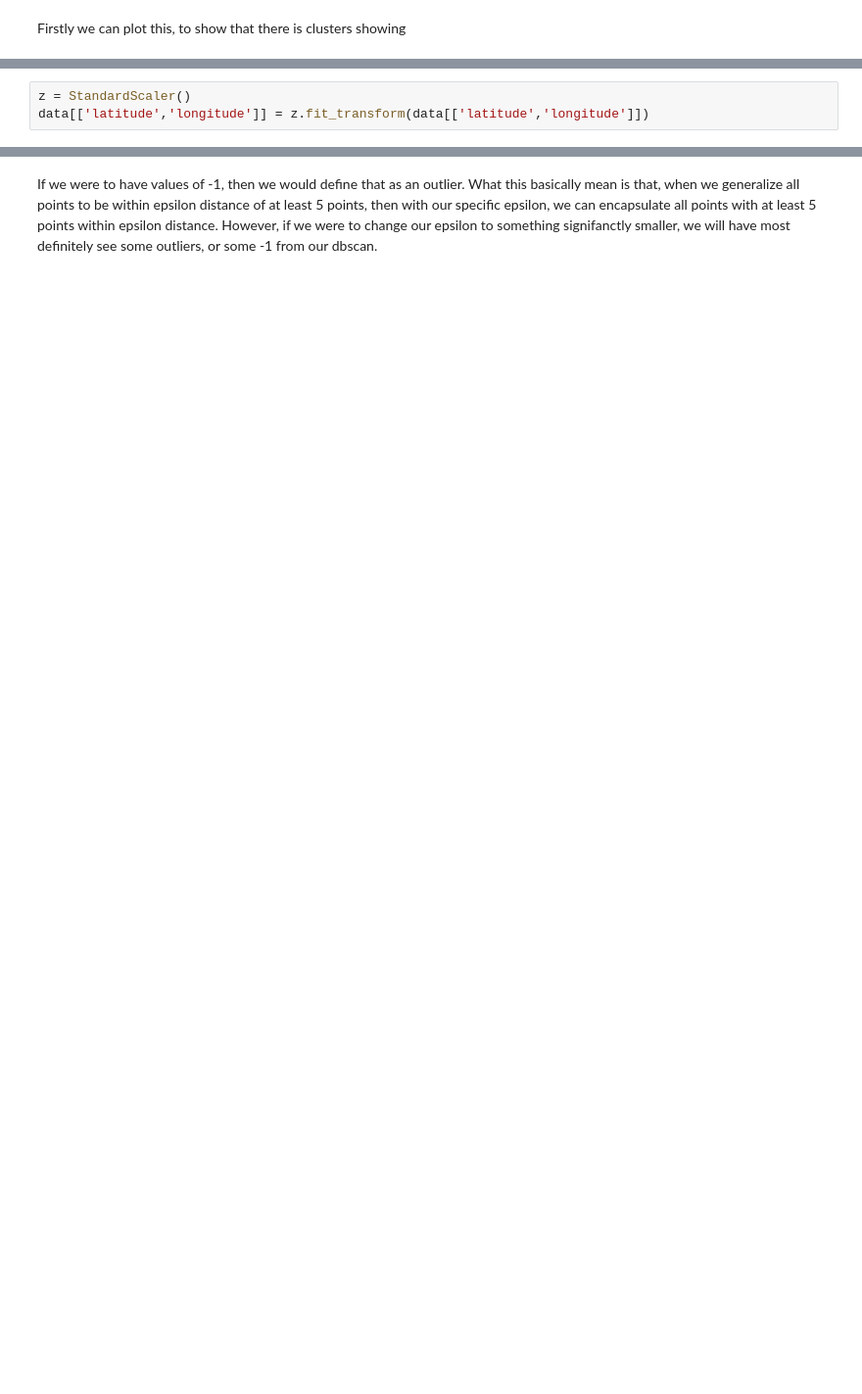
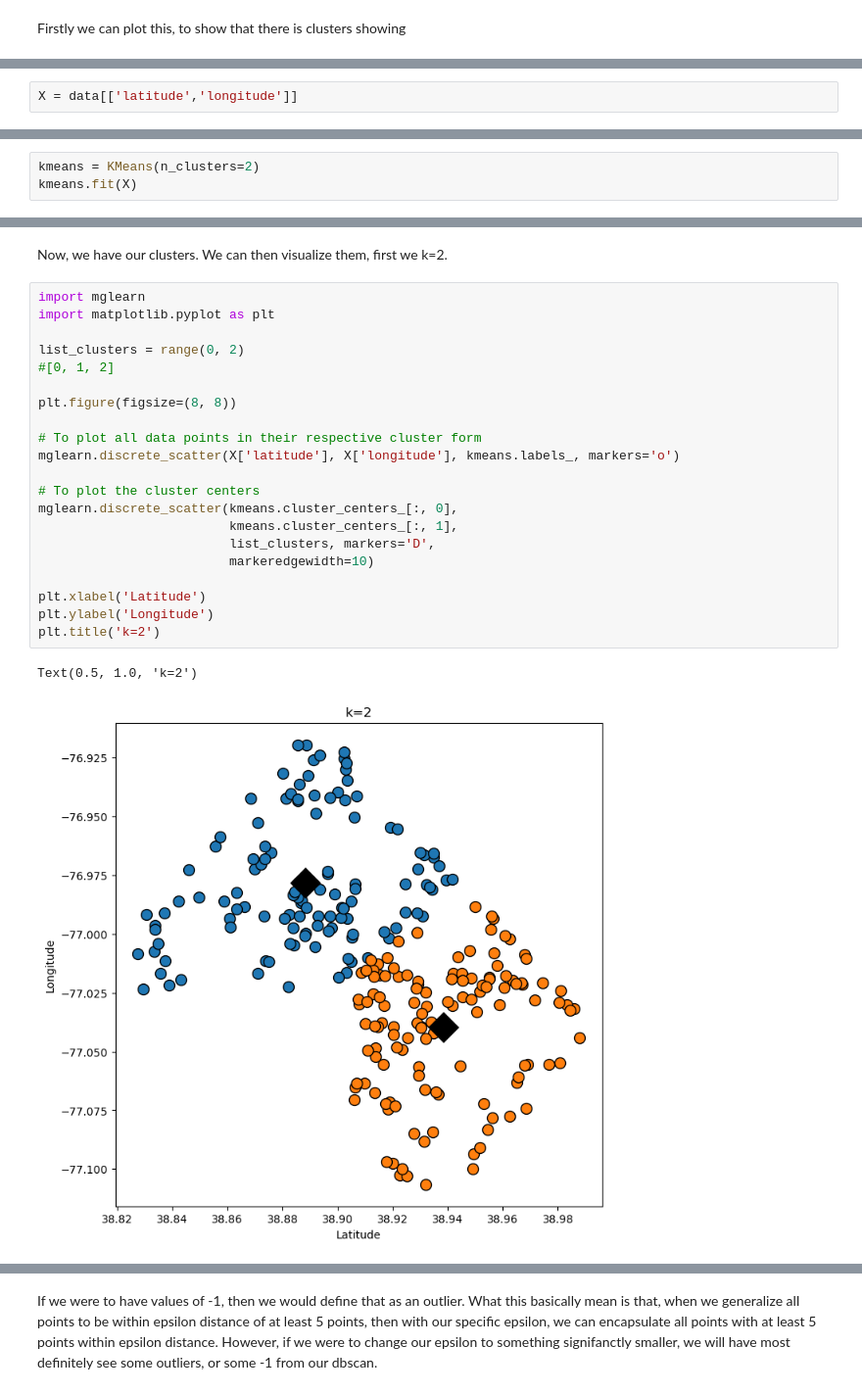
Before and after one commit to RasmuskjaerN/datathings, a Jupyter notebook: Exam_template.ipynb, the cells around one changed output, grey strips where cells are left out. Shown at 98% size. Saved outputs shown, nothing was run; the diff lists cells and outputs as text; blank space fills up the shorter version.

```diff
--- a/Exam_template.ipynb
+++ b/Exam_template.ipynb
@@ -444,3 +559,0 @@ plt.show()
-# %%
-z = StandardScaler()
-data[['latitude','longitude']] = z.fit_transform(data[['latitude','longitude']])
@@ -446,0 +562,2 @@ data[['latitude','longitude']] = z.fit_transform(data[['latitude','longitude']])
+# %%
+X = data[['latitude','longitude']]
@@ -446,0 +566,3 @@ data[['latitude','longitude']] = z.fit_transform(data[['latitude','longitude']])
+# %%
+kmeans = KMeans(n_clusters=2)
+kmeans.fit(X)
@@ -446,0 +571,26 @@ data[['latitude','longitude']] = z.fit_transform(data[['latitude','longitude']])
+# %% [markdown]
+Now, we have our clusters. We can then visualize them, first we k=2.
+# %%
+import mglearn
+import matplotlib.pyplot as plt
+
+list_clusters = range(0, 2)
+#[0, 1, 2]
+
+plt.figure(figsize=(8, 8))
+
+# To plot all data points in their respective cluster form
+mglearn.discrete_scatter(X['latitude'], X['longitude'], kmeans.labels_, markers='o')
+
+# To plot the cluster centers
+mglearn.discrete_scatter(kmeans.cluster_centers_[:, 0],
+                         kmeans.cluster_centers_[:, 1],
+                         list_clusters, markers='D',
+                         markeredgewidth=10)
+
+plt.xlabel('Latitude')
+plt.ylabel('Longitude')
+plt.title('k=2')
+# %% [output]
+Text(0.5, 1.0, 'k=2')
+[figure, added]
```
Also changed, not shown: parts of 205 cells of this notebook, 9 other files.
